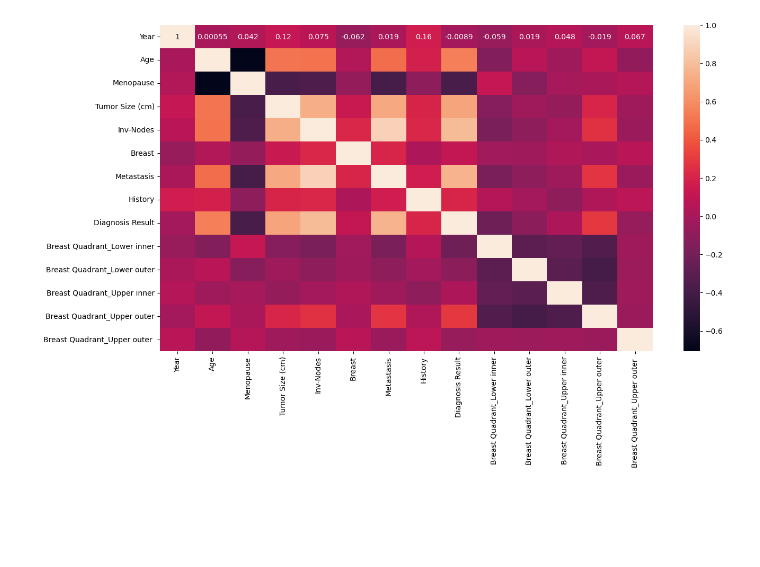
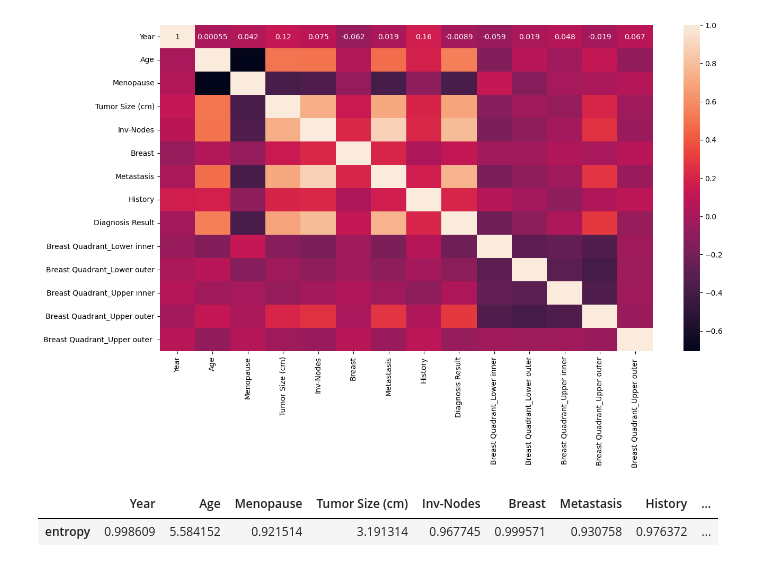
Before and after one commit to MaukanMir/Breast-Cancer-Classifier-Part-Three, a Jupyter notebook: training.ipynb, the cells around one changed output. Saved outputs shown, nothing was run; the diff lists cells and outputs as text; code cells hidden in the pictures; blank space fills up the shorter version.

Commit message:
Added new entropy values df

```diff
--- a/training.ipynb
+++ b/training.ipynb
@@ -327,3 +327,9 @@ sns.heatmap(data=relations, annot=True)
 # %% [output]
 <Axes: >
 [figure]
+# %%
+entropy_df = calculate_entropy(df)
+entropy_df
+# %% [output]
+|  | Year | Age | Menopause | Tumor Size (cm) | Inv-Nodes | Breast | Metastasis | History | ... |
+| entropy | 0.998609 | 5.584152 | 0.921514 | 3.191314 | 0.967745 | 0.999571 | 0.930758 | 0.976372 | ... |
```
Also changed, not shown: parts of 1 cell of this notebook.
